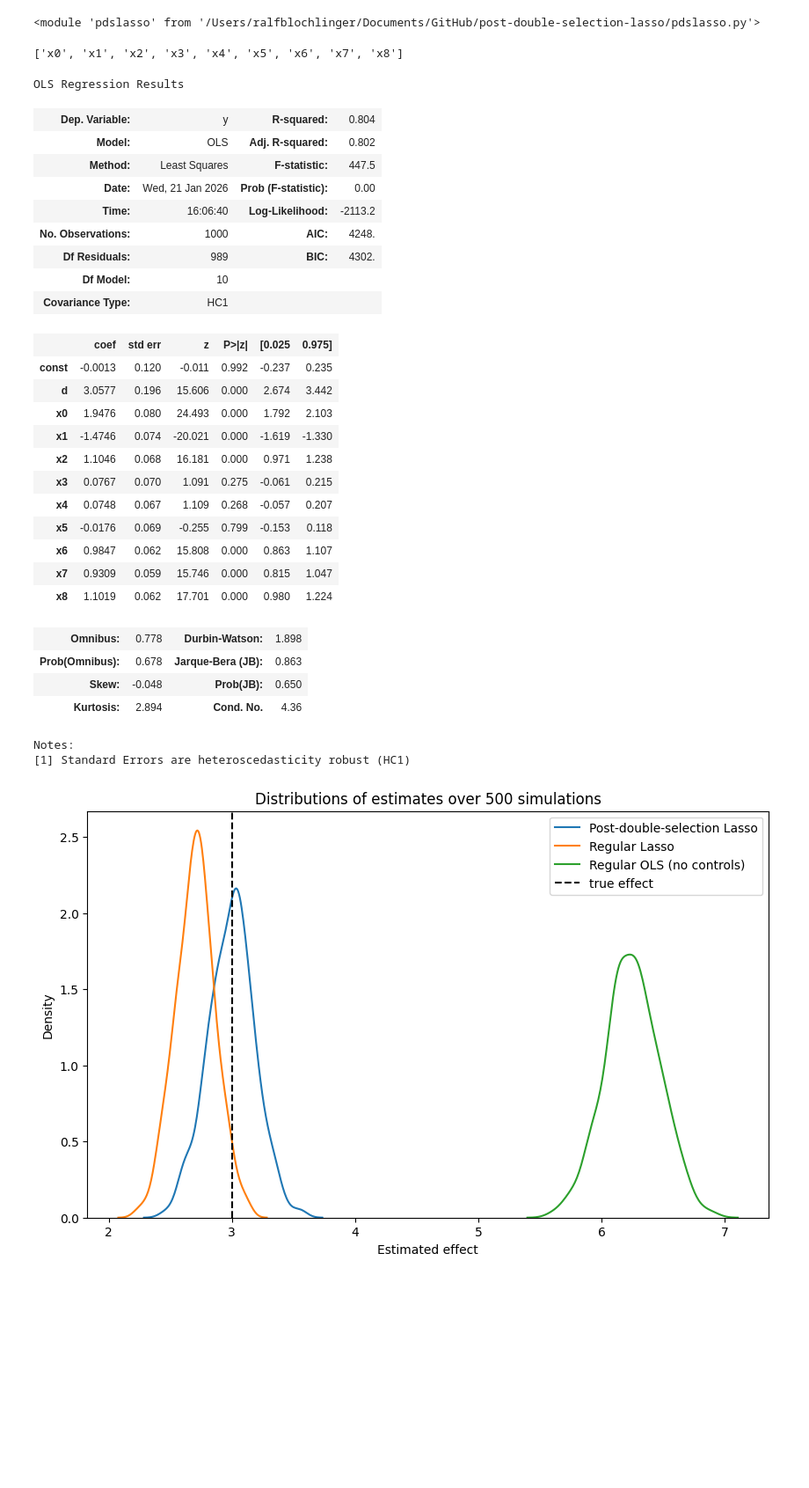
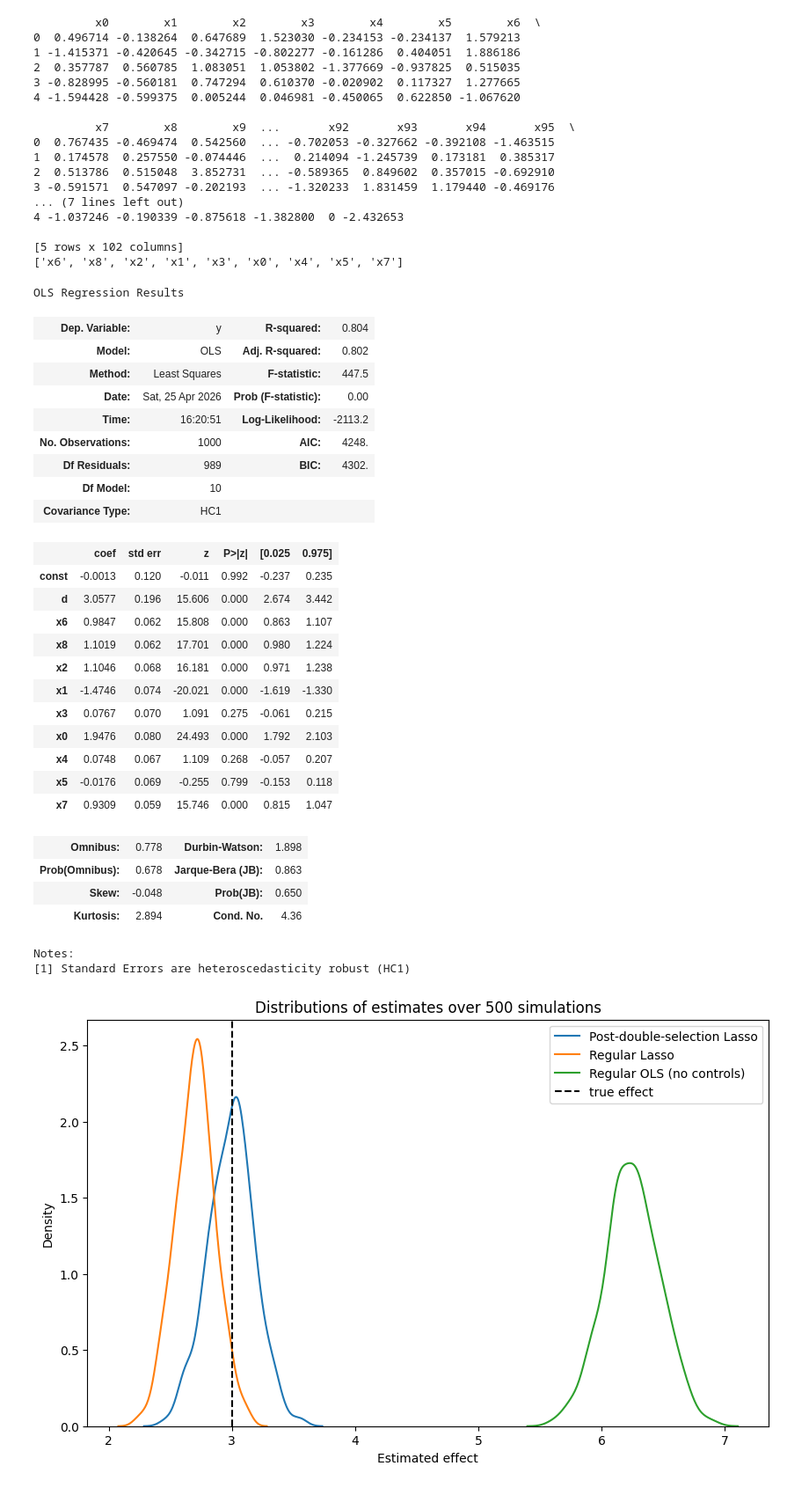
Before and after one commit to ralfbloechlinger/post-double-selection-lasso, a Jupyter notebook: example.ipynb, the cells around one changed output. Shown at 88% size. Saved outputs shown, nothing was run; the diff lists cells and outputs as text; code cells hidden in the pictures; blank space fills up the shorter version.

Commit message:
update notes and example, add check about existing cluster column

```diff
--- a/example.ipynb
+++ b/example.ipynb
@@ -6,54 +6,65 @@ from sklearn.preprocessing import StandardScaler
 import statsmodels.api as sm
 import importlib
 import pdslasso
-import sim_data
 from typing import Tuple, Dict, Any
 import matplotlib.pyplot as plt
 import seaborn as sns
-
-# Force Python to re-read the file from disk
-importlib.reload(sim_data)
-importlib.reload(pdslasso)
-# %% [output]
-<module 'pdslasso' from '/Users/ralfblochlinger/Documents/GitHub/post-double-selection-lasso/pdslasso.py'>
 # %%
 # example with simulated data
 BETA = 3
 
-df, meta = sim_data.simulate_pds_data(true_effect=BETA)
+df, meta = pdslasso.sim_data.simulate_pds_data(true_effect=BETA)
 control_cols = [col for col in df.columns if col.startswith("x")]
 y_col = "y"
 d_col = "d"
+
+print(df.head())
 
 pds_lasso_obj = pdslasso.PDSLasso(df, y_col, d_col, control_cols)
 
 fit_lasso = pds_lasso_obj.fit()
 print(pds_lasso_obj.selected_controls)
 fit_lasso.summary()
 # %% [output]
-['x0', 'x1', 'x2', 'x3', 'x4', 'x5', 'x6', 'x7', 'x8']
+         x0        x1        x2        x3        x4        x5        x6  \
+0  0.496714 -0.138264  0.647689  1.523030 -0.234153 -0.234137  1.579213
+1 -1.415371 -0.420645 -0.342715 -0.802277 -0.161286  0.404051  1.886186
+2  0.357787  0.560785  1.083051  1.053802 -1.377669 -0.937825  0.515035
+3 -0.828995 -0.560181  0.747294  0.610370 -0.020902  0.117327  1.277665
+4 -1.594428 -0.599375  0.005244  0.046981 -0.450065  0.622850 -1.067620
+
+         x7        x8        x9  ...       x92       x93       x94       x95  \
+0  0.767435 -0.469474  0.542560  ... -0.702053 -0.327662 -0.392108 -1.463515
+1  0.174578  0.257550 -0.074446  ...  0.214094 -1.245739  0.173181  0.385317
+2  0.513786  0.515048  3.852731  ... -0.589365  0.849602  0.357015 -0.692910
+3 -0.591571  0.547097 -0.202193  ... -1.320233  1.831459  1.179440 -0.469176
+... (7 lines left out)
+4 -1.037246 -0.190339 -0.875618 -1.382800  0 -2.432653
+
+[5 rows x 102 columns]
+['x6', 'x8', 'x2', 'x1', 'x3', 'x0', 'x4', 'x5', 'x7']
 OLS Regression Results
 | Dep. Variable: | y | R-squared: | 0.804 |
 | Model: | OLS | Adj. R-squared: | 0.802 |
 | Method: | Least Squares | F-statistic: | 447.5 |
-| Date: | Wed, 21 Jan 2026 | Prob (F-statistic): | 0.00 |
-| Time: | 16:06:40 | Log-Likelihood: | -2113.2 |
+| Date: | Sat, 25 Apr 2026 | Prob (F-statistic): | 0.00 |
+| Time: | 16:20:51 | Log-Likelihood: | -2113.2 |
 | No. Observations: | 1000 | AIC: | 4248. |
 | Df Residuals: | 989 | BIC: | 4302. |
 | Df Model: | 10 |  |  |
 | Covariance Type: | HC1 |  |  |
 |  | coef | std err | z | P>|z| | [0.025 | 0.975] |
 | const | -0.0013 | 0.120 | -0.011 | 0.992 | -0.237 | 0.235 |
 | d | 3.0577 | 0.196 | 15.606 | 0.000 | 2.674 | 3.442 |
+| x6 | 0.9847 | 0.062 | 15.808 | 0.000 | 0.863 | 1.107 |
+| x8 | 1.1019 | 0.062 | 17.701 | 0.000 | 0.980 | 1.224 |
+| x2 | 1.1046 | 0.068 | 16.181 | 0.000 | 0.971 | 1.238 |
+| x1 | -1.4746 | 0.074 | -20.021 | 0.000 | -1.619 | -1.330 |
+| x3 | 0.0767 | 0.070 | 1.091 | 0.275 | -0.061 | 0.215 |
 | x0 | 1.9476 | 0.080 | 24.493 | 0.000 | 1.792 | 2.103 |
-| x1 | -1.4746 | 0.074 | -20.021 | 0.000 | -1.619 | -1.330 |
-| x2 | 1.1046 | 0.068 | 16.181 | 0.000 | 0.971 | 1.238 |
-| x3 | 0.0767 | 0.070 | 1.091 | 0.275 | -0.061 | 0.215 |
 | x4 | 0.0748 | 0.067 | 1.109 | 0.268 | -0.057 | 0.207 |
 | x5 | -0.0176 | 0.069 | -0.255 | 0.799 | -0.153 | 0.118 |
-| x6 | 0.9847 | 0.062 | 15.808 | 0.000 | 0.863 | 1.107 |
 | x7 | 0.9309 | 0.059 | 15.746 | 0.000 | 0.815 | 1.047 |
-| x8 | 1.1019 | 0.062 | 17.701 | 0.000 | 0.980 | 1.224 |
 | Omnibus: | 0.778 | Durbin-Watson: | 1.898 |
 | Prob(Omnibus): | 0.678 | Jarque-Bera (JB): | 0.863 |
 | Skew: | -0.048 | Prob(JB): | 0.650 |
```
Also changed, not shown: parts of 1 cell of this notebook, 4 other files.
